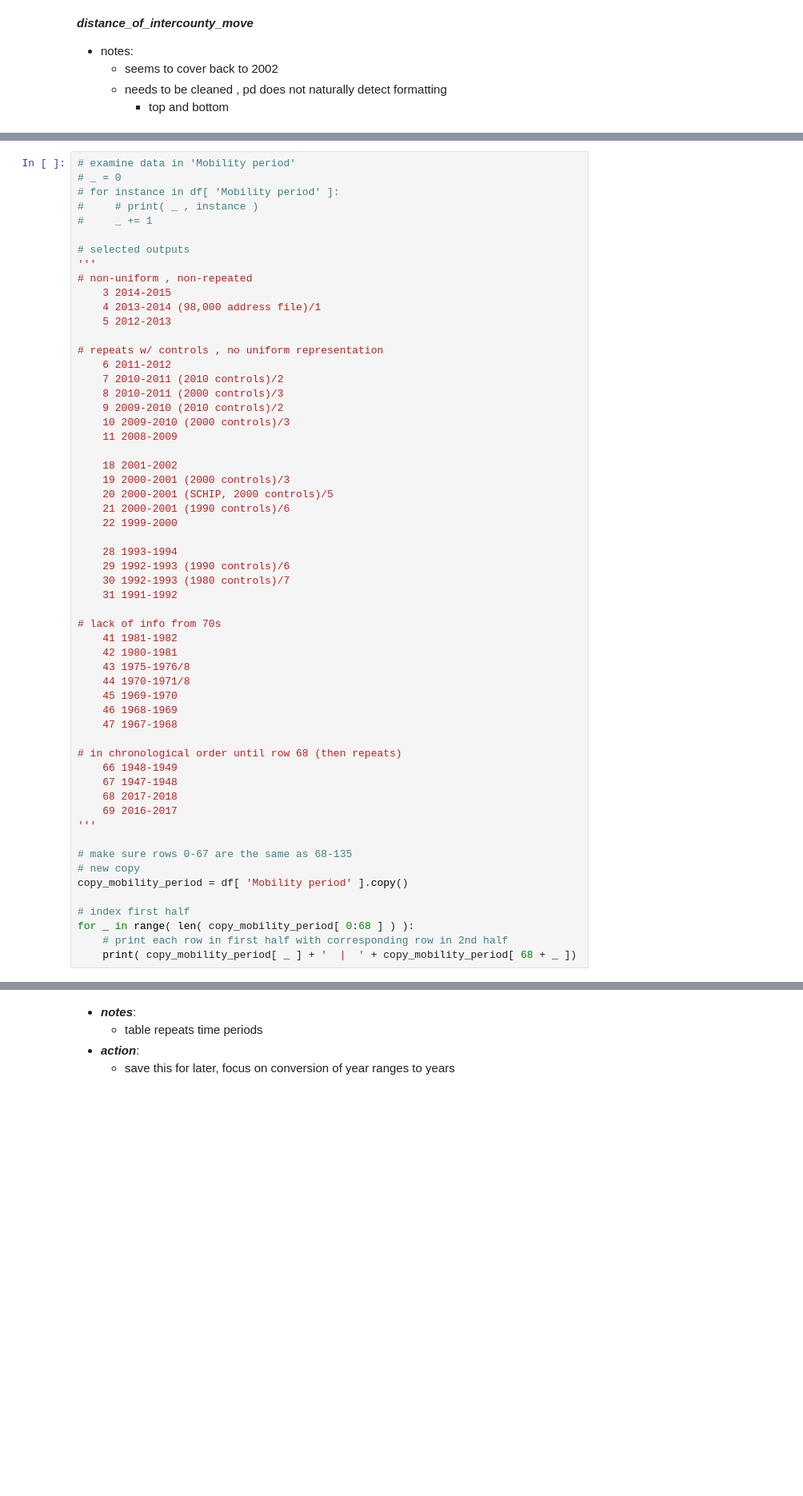
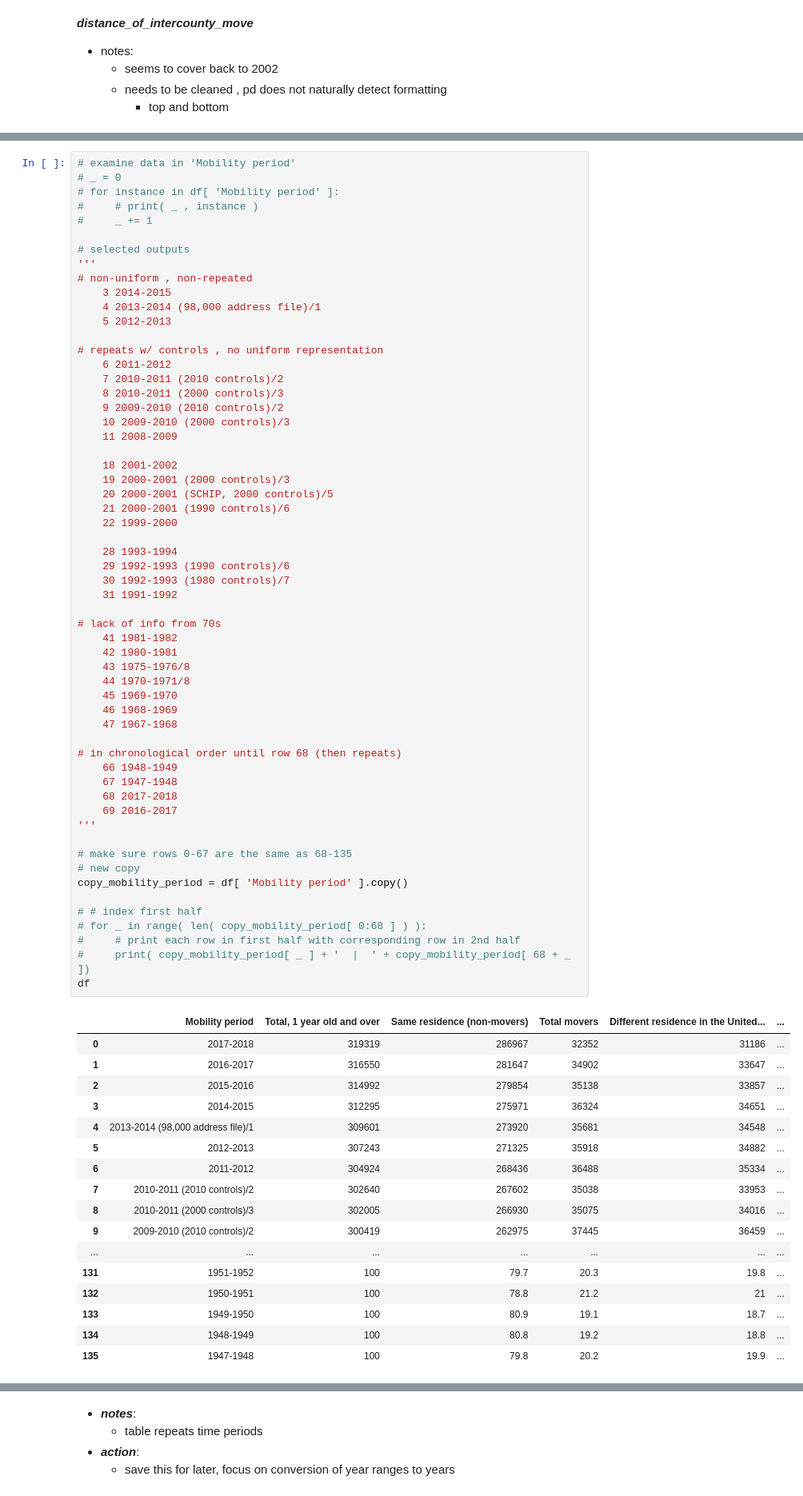
Before and after one commit to gumdropsteve/population_prophet, a Jupyter notebook: exploratory-data-analysis/hist-migration-geographic-mobility/historical-migration-geographic-mobility.ipynb, the cells around one changed output, grey strips where cells are left out. Shown: that part at 80% size. Saved outputs shown, nothing was run; the diff lists cells and outputs as text; blank space fills up the shorter version.

```diff
--- a/exploratory-data-analysis/hist-migration-geographic-mobility/historical-migration-geographic-mobility.ipynb
+++ b/exploratory-data-analysis/hist-migration-geographic-mobility/historical-migration-geographic-mobility.ipynb
@@ -304,34 +311,52 @@ df.head(10)
     20 2000-2001 (SCHIP, 2000 controls)/5
     21 2000-2001 (1990 controls)/6
     22 1999-2000
 
     28 1993-1994
     29 1992-1993 (1990 controls)/6
     30 1992-1993 (1980 controls)/7
     31 1991-1992
 
 # lack of info from 70s
     41 1981-1982
     42 1980-1981
     43 1975-1976/8
     44 1970-1971/8
     45 1969-1970
     46 1968-1969
     47 1967-1968
 
 # in chronological order until row 68 (then repeats)
     66 1948-1949
     67 1947-1948
     68 2017-2018
     69 2016-2017
 '''
 
 # make sure rows 0-67 are the same as 68-135
 # new copy
 copy_mobility_period = df[ 'Mobility period' ].copy()
 
-# index first half
-for _ in range( len( copy_mobility_period[ 0:68 ] ) ):
-    # print each row in first half with corresponding row in 2nd half
-    print( copy_mobility_period[ _ ] + '  |  ' + copy_mobility_period[ 68 + _ ])
+# # index first half
+# for _ in range( len( copy_mobility_period[ 0:68 ] ) ):
+#     # print each row in first half with corresponding row in 2nd half
+#     print( copy_mobility_period[ _ ] + '  |  ' + copy_mobility_period[ 68 + _ ])
+df
 # %% [output]
+|  | Mobility period | Total, 1 year old and over | Same residence (non-movers) | Total movers | Different residence in the United... | ... |
+| 0 | 2017-2018 | 319319 | 286967 | 32352 | 31186 | ... |
+| 1 | 2016-2017 | 316550 | 281647 | 34902 | 33647 | ... |
+| 2 | 2015-2016 | 314992 | 279854 | 35138 | 33857 | ... |
+| 3 | 2014-2015 | 312295 | 275971 | 36324 | 34651 | ... |
+| 4 | 2013-2014 (98,000 address file)/1 | 309601 | 273920 | 35681 | 34548 | ... |
+| 5 | 2012-2013 | 307243 | 271325 | 35918 | 34882 | ... |
+| 6 | 2011-2012 | 304924 | 268436 | 36488 | 35334 | ... |
+| 7 | 2010-2011 (2010 controls)/2 | 302640 | 267602 | 35038 | 33953 | ... |
+| 8 | 2010-2011 (2000 controls)/3 | 302005 | 266930 | 35075 | 34016 | ... |
+| 9 | 2009-2010 (2010 controls)/2 | 300419 | 262975 | 37445 | 36459 | ... |
+| ... | ... | ... | ... | ... | ... | ... |
+| 131 | 1951-1952 | 100 | 79.7 | 20.3 | 19.8 | ... |
+| 132 | 1950-1951 | 100 | 78.8 | 21.2 | 21 | ... |
+| 133 | 1949-1950 | 100 | 80.9 | 19.1 | 18.7 | ... |
+| 134 | 1948-1949 | 100 | 80.8 | 19.2 | 18.8 | ... |
+| 135 | 1947-1948 | 100 | 79.8 | 20.2 | 19.9 | ... |
```
Also changed, not shown: parts of 10 cells of this notebook.
